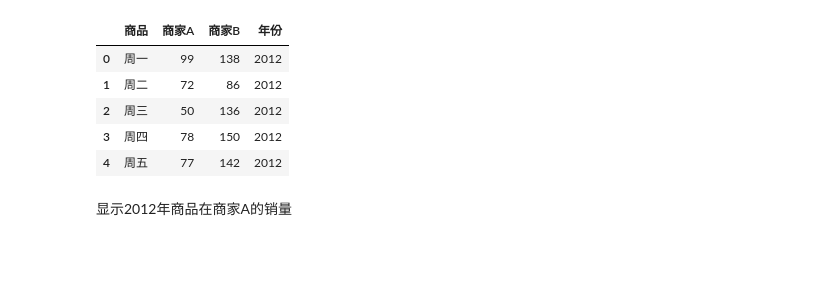
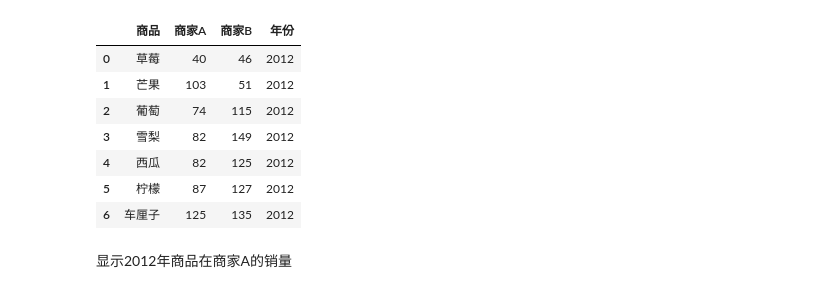
Before and after one commit to gamersover/pandasecharts, a Jupyter notebook: examples/bar_examples.ipynb, the cells around one changed output. Drawn from its saved outputs; the diff is of its cells as text; code cells hidden in the pictures; blank space fills up the shorter version.

```diff
--- a/examples/bar_examples.ipynb
+++ b/examples/bar_examples.ipynb
@@ -15,12 +16,14 @@ for year in (2012, 2013, 2014, 2015):
         )
     )
 df = pd.concat(dfs, axis=0)
-# %%
-df.head()
-# %% [output]
-|  | 商品 | 商家A | 商家B | 年份 |
-| 0 | 周一 | 99 | 138 | 2012 |
-| 1 | 周二 | 72 | 86 | 2012 |
-| 2 | 周三 | 50 | 136 | 2012 |
-| 3 | 周四 | 78 | 150 | 2012 |
-| 4 | 周五 | 77 | 142 | 2012 |
+# %%
+df.query("年份 == 2012")
+# %% [output]
+|  | 商品 | 商家A | 商家B | 年份 |
+| 0 | 草莓 | 40 | 46 | 2012 |
+| 1 | 芒果 | 103 | 51 | 2012 |
+| 2 | 葡萄 | 74 | 115 | 2012 |
+| 3 | 雪梨 | 82 | 149 | 2012 |
+| 4 | 西瓜 | 82 | 125 | 2012 |
+| 5 | 柠檬 | 87 | 127 | 2012 |
+| 6 | 车厘子 | 125 | 135 | 2012 |
```
Also changed, not shown: parts of 20 cells of this notebook, 15 other files.
